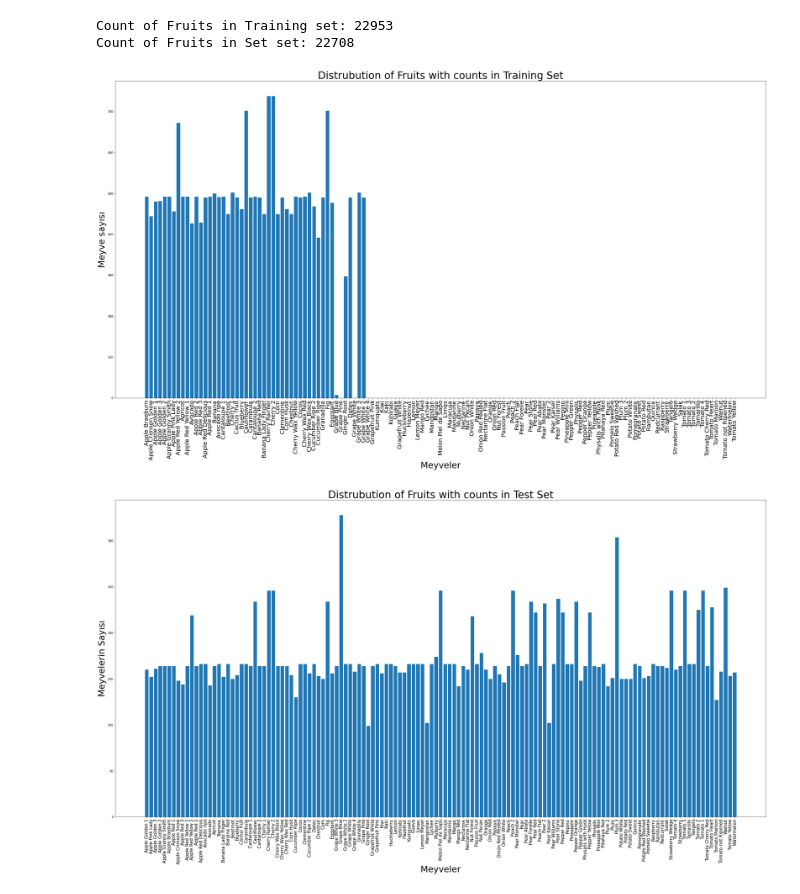
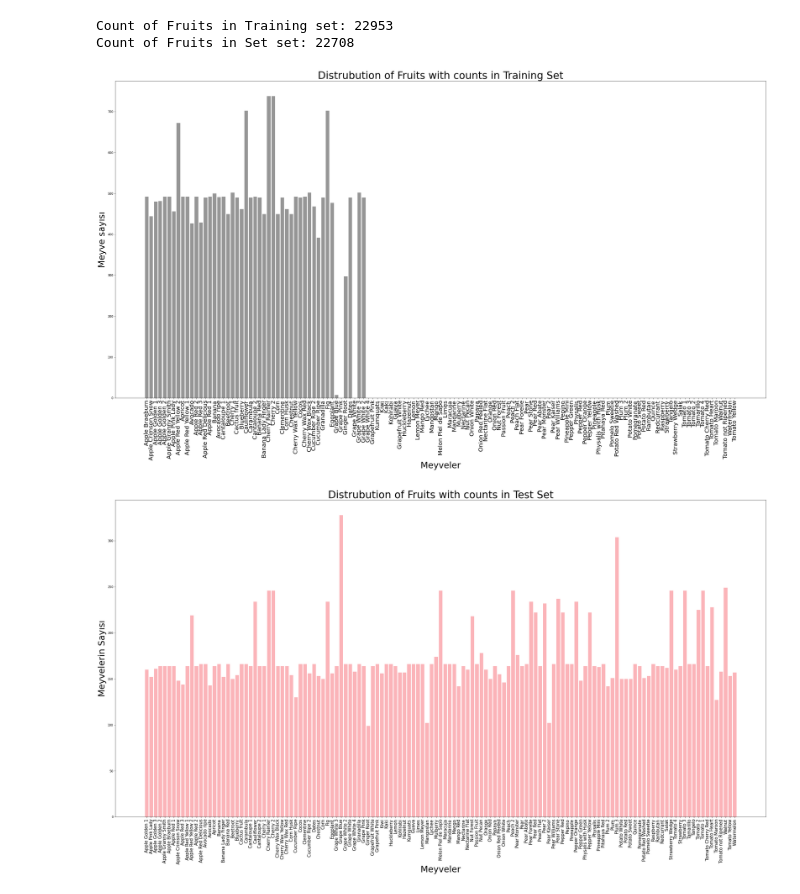
Before and after one commit to duyguaran/graduation_thesis, a Jupyter notebook: fruits.ipynb, the cells around one changed output. Saved outputs shown, nothing was run; the diff lists cells and outputs as text; code cells hidden in the pictures.

```diff
--- a/fruits.ipynb
+++ b/fruits.ipynb
@@ -66,24 +66,24 @@ figure_size[0] = 40
 figure_size[1] = 20
 plt.rcParams["figure.figsize"] = figure_size
 index = np.arange(len(train_categories))
-plt.bar(index, train_samples)
+plt.bar(index, train_samples, color="#969696")
 plt.xlabel('Meyveler', fontsize=30)
 plt.ylabel('Meyve sayısı', fontsize=30)
 plt.xticks(index, train_categories, fontsize=20, rotation=90)
 plt.title('Distrubution of Fruits with counts in Training Set', fontsize=35)
 plt.show() # distribution of uploaded training data
 # %% [output]
-[figure, old version]
+[figure, new version]
 # %%
 index2 = np.arange(len(test_categories))
-plt.bar(index2, test_samples)
+plt.bar(index2, test_samples, color="#fbb4b9")
 plt.xlabel('Meyveler', fontsize=30)
 plt.ylabel('Meyvelerin Sayısı', fontsize=30)
 plt.xticks(index2, test_categories, fontsize=15, rotation=90)
 plt.title('Distrubution of Fruits with counts in Test Set', fontsize=35)
 plt.show() # distribution of uploaded testing data
 # %% [output]
-[figure, old version]
+[figure, new version]
 # %%
 import pandas as pd
 from pathlib import Path
```
Also changed, not shown: parts of 5 cells of this notebook.
